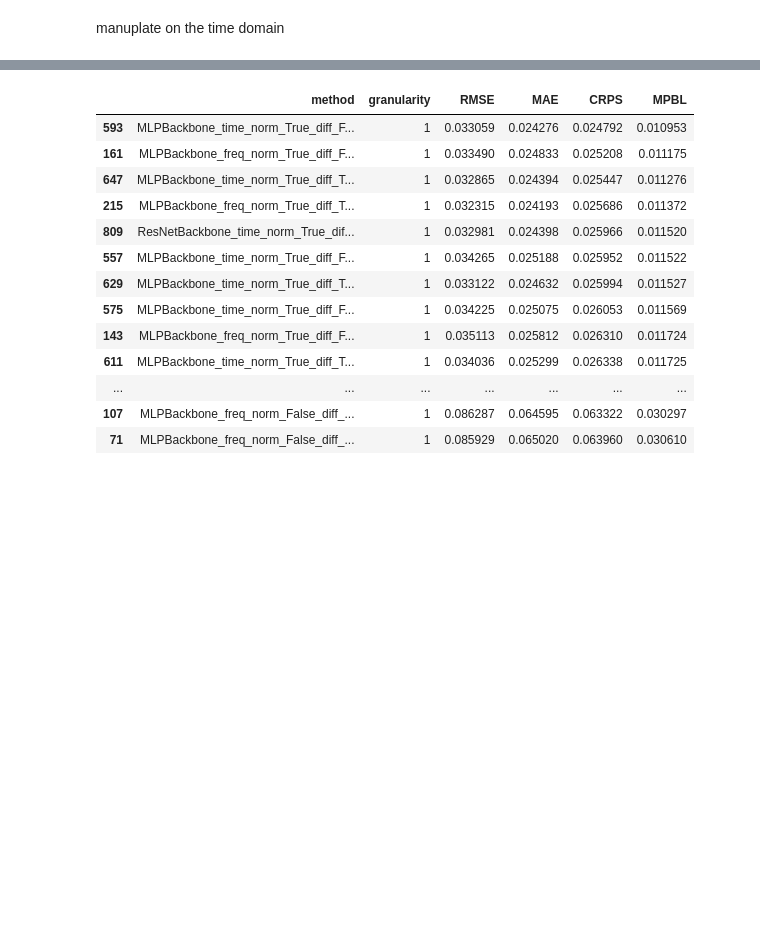
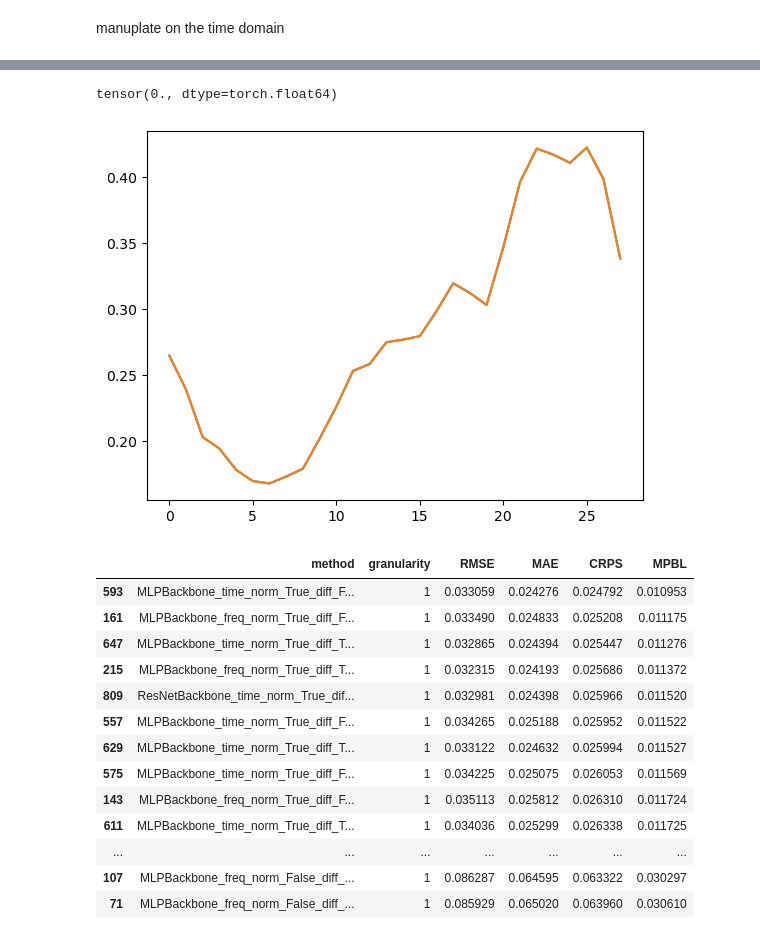
Before and after one commit to WillWang1113/Moving-Average-Diffusion, a Jupyter notebook: notebooks/test.ipynb, the cells around one changed output, grey strips where cells are left out. Cells and saved outputs as stored; diff of their text form; code cells hidden in the pictures; blank space fills up the shorter version.

```diff
--- a/notebooks/test.ipynb
+++ b/notebooks/test.ipynb
@@ -357,33 +344,36 @@ plt.plot(x_time_flt.flatten())
 # %%
 from src.utils.filters import MovingAvgTime, MovingAvgFreq
 import torch
 import matplotlib.pyplot as plt
 import pandas as pd
 from src.utils.filters import MovingAvgTime, MovingAvgFreq
 from src.utils.fourier import complex2sphere, sphere2complex
 from scipy.stats import norm
 
 df = pd.read_csv(
     "/home/user/data/FrequencyDiffusion/dataset/MFRED_clean.csv",
     index_col=0,
     parse_dates=True,
 )[["value"]]
-mode = "linear"
 df = df[:288]
-kernel_size = 84
+kernel_size = 10
 # x = torch.randn(12).reshape(1, -1, 1)
 x = torch.from_numpy(df.values).reshape(1, -1, 1)
-mat = MovingAvgTime(kernel_size, mode=mode)
+mat = MovingAvgTime(kernel_size)
 x_down_real = mat(x)
 mat_stride = torch.nn.AvgPool1d(kernel_size, kernel_size)
 x_down_real_stride = mat_stride(x.permute(0, 2, 1))
 
 rec = torch.nn.functional.interpolate(
-    x_down_real.reshape(1, 1, 1, -1).repeat(10,1,1,1), size=x.shape[1] - kernel_size + 1, mode=mode
+    x_down_real.reshape(1, 1, -1), size=x.shape[1] - kernel_size + 1, mode='nearest-exact'
 )
 real = x_down_real_stride.flatten()
-plt.plot(rec[:,0,0,::kernel_size])
+plt.plot(rec[0,0,::kernel_size])
 plt.plot(real.flatten())
+((rec[0,0,::kernel_size] - real.flatten())**2).mean()
+# %% [output]
+tensor(0., dtype=torch.float64)
+[figure, added]
 # %%
 import torch
 
```
Also changed, not shown: parts of 9 cells of this notebook, 9 other files.
